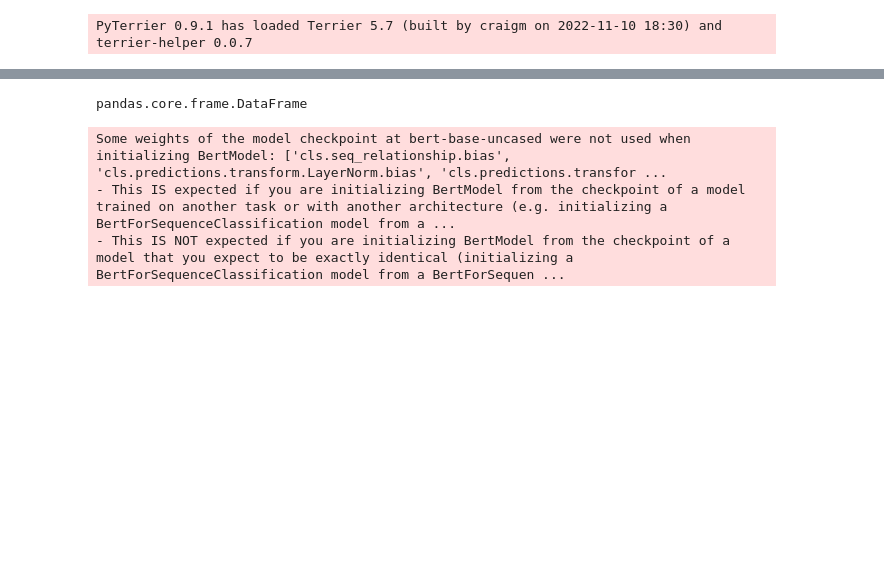
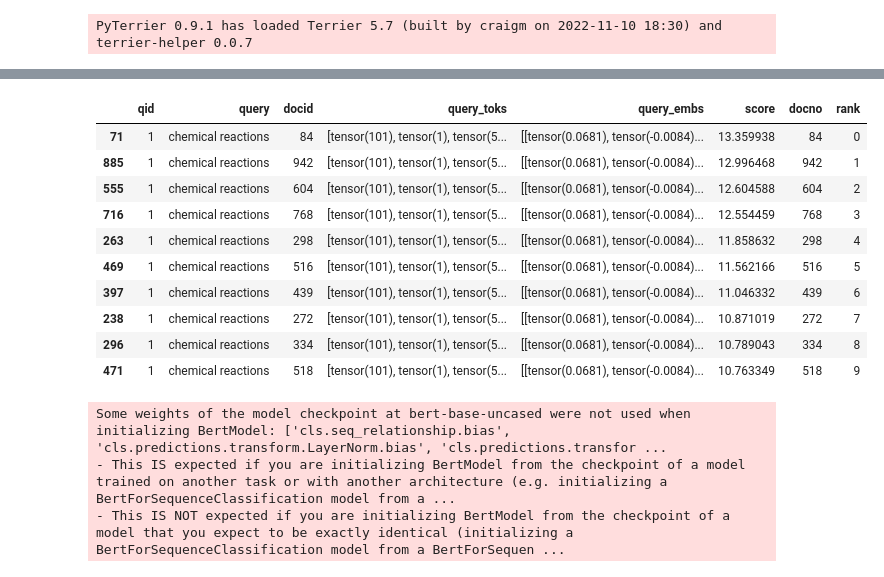
Before and after one commit to meti-94/BERT-QA, a Jupyter notebook: colbert_questions.ipynb, the cells around one changed output, grey strips where cells are left out. Cells and saved outputs as stored; diff of their text form; code cells hidden in the pictures; blank space fills up the shorter version.

```diff
--- a/colbert_questions.ipynb
+++ b/colbert_questions.ipynb
@@ -178,8 +167,18 @@ colbert_e2e = pyterrier_colbert_factory.end_to_end()
 Loading reranking index, memtype=mem
 # %%
-type((colbert_e2e % 10).search("chemical reactions"))
+(colbert_e2e % 10).search("chemical reactions").sort_values(by='score', ascending=False)
 # %% [output]
-pandas.core.frame.DataFrame
+|  | qid | query | docid | query_toks | query_embs | score | docno | rank |
+| 71 | 1 | chemical reactions | 84 | [tensor(101), tensor(1), tensor(5... | [[tensor(0.0681), tensor(-0.0084)... | 13.359938 | 84 | 0 |
+| 885 | 1 | chemical reactions | 942 | [tensor(101), tensor(1), tensor(5... | [[tensor(0.0681), tensor(-0.0084)... | 12.996468 | 942 | 1 |
+| 555 | 1 | chemical reactions | 604 | [tensor(101), tensor(1), tensor(5... | [[tensor(0.0681), tensor(-0.0084)... | 12.604588 | 604 | 2 |
+| 716 | 1 | chemical reactions | 768 | [tensor(101), tensor(1), tensor(5... | [[tensor(0.0681), tensor(-0.0084)... | 12.554459 | 768 | 3 |
+| 263 | 1 | chemical reactions | 298 | [tensor(101), tensor(1), tensor(5... | [[tensor(0.0681), tensor(-0.0084)... | 11.858632 | 298 | 4 |
+| 469 | 1 | chemical reactions | 516 | [tensor(101), tensor(1), tensor(5... | [[tensor(0.0681), tensor(-0.0084)... | 11.562166 | 516 | 5 |
+| 397 | 1 | chemical reactions | 439 | [tensor(101), tensor(1), tensor(5... | [[tensor(0.0681), tensor(-0.0084)... | 11.046332 | 439 | 6 |
+| 238 | 1 | chemical reactions | 272 | [tensor(101), tensor(1), tensor(5... | [[tensor(0.0681), tensor(-0.0084)... | 10.871019 | 272 | 7 |
+| 296 | 1 | chemical reactions | 334 | [tensor(101), tensor(1), tensor(5... | [[tensor(0.0681), tensor(-0.0084)... | 10.789043 | 334 | 8 |
+| 471 | 1 | chemical reactions | 518 | [tensor(101), tensor(1), tensor(5... | [[tensor(0.0681), tensor(-0.0084)... | 10.763349 | 518 | 9 |
 # %%
 from train import *
 from graph import *
```
Also changed, not shown: parts of 11 cells of this notebook.
